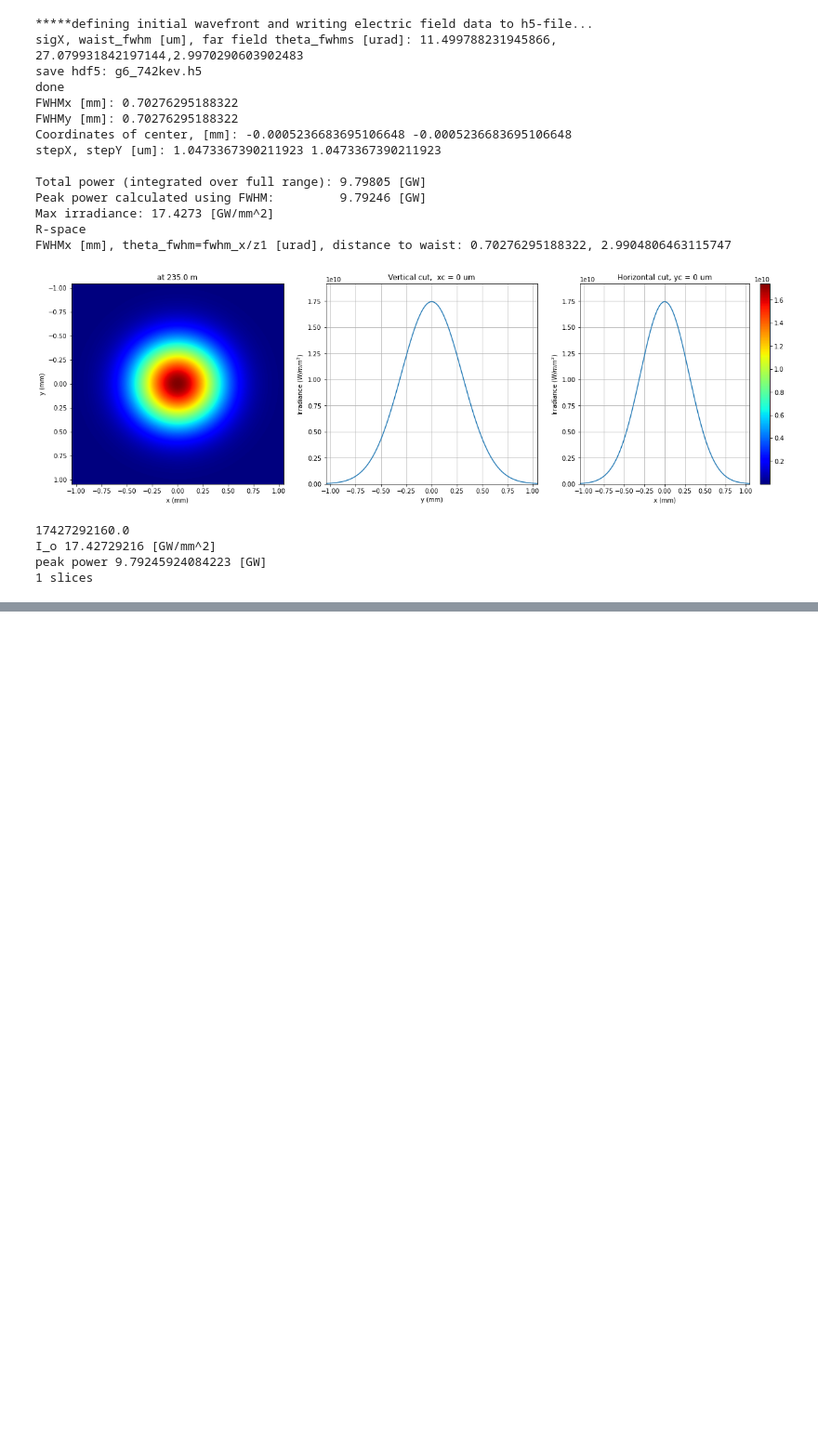
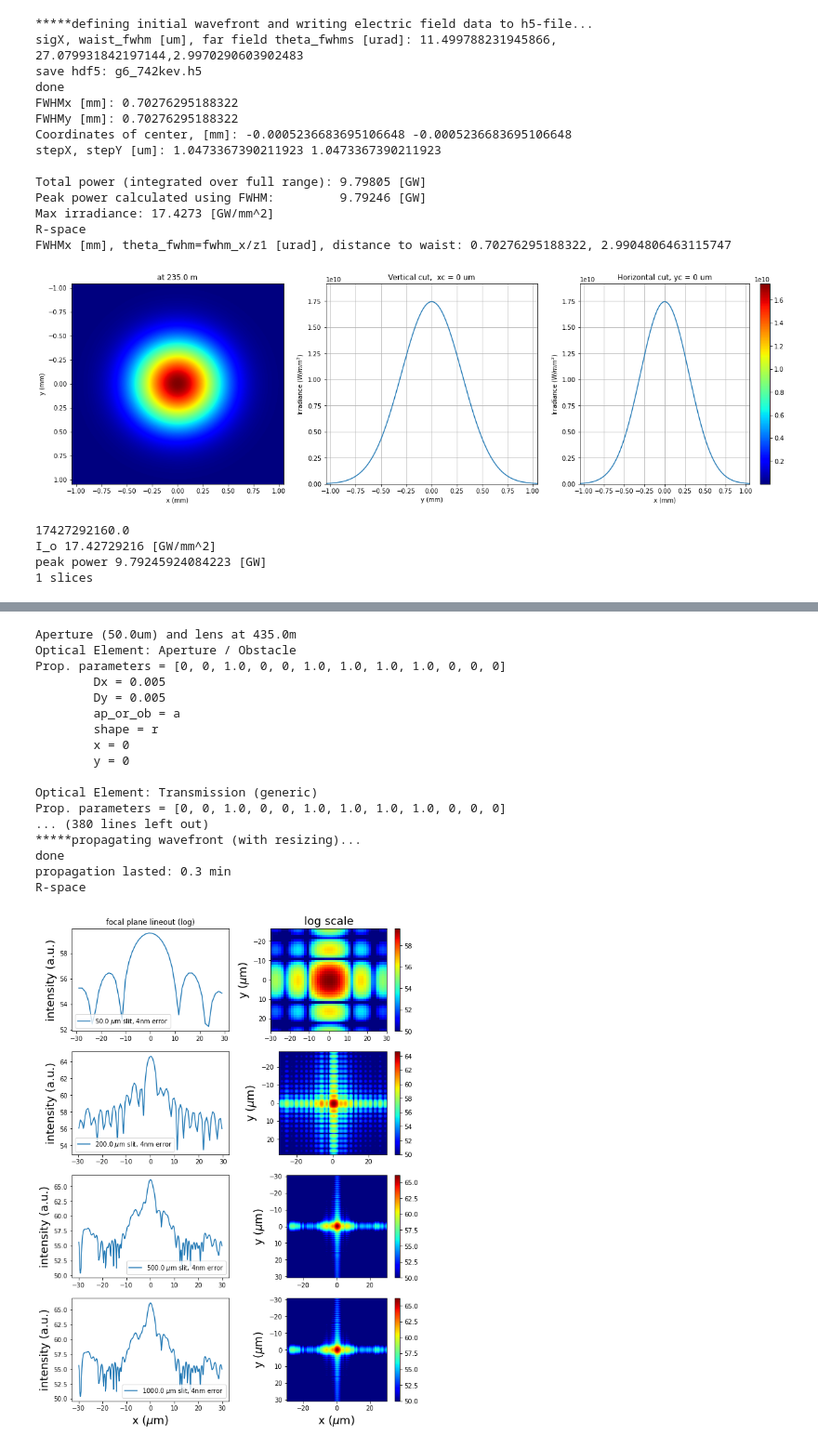
Before and after one commit to nanw0321/SRW_Mono, a Jupyter notebook: Demo_Flat_Mirror_Focusing.ipynb, the cells around one changed output, grey strips where cells are left out. Shown: that part at 93% size. Saved outputs shown, nothing was run; the diff lists cells and outputs as text; code cells hidden in the pictures; blank space fills up the shorter version.

```diff
--- a/Demo_Flat_Mirror_Focusing.ipynb
+++ b/Demo_Flat_Mirror_Focusing.ipynb
@@ -552,31 +550,52 @@ for irun, Apt_dx in enumerate([50e-6,200e-6,500e-6,1000e-6]):
     roi = np.abs(xx)<=d_fov/2
     xx_plot = xx[roi]
     lineout = intensity_lens[int(npoints/2),:]
     lineout_plot = lineout[roi]
 
     plt.subplot(4,2,2*irun+1)
     plt.plot(xx_plot*1e6,np.log(lineout_plot),label='{} $\mu$m slit, {}nm error'.format(round(Apt_dx*1e6,1),err_amp))
+    plt.legend()
     if irun == 3:
         plt.xlabel(r'x ($\mu$m)',fontsize=18)
     plt.ylabel('intensity (a.u.)',fontsize=18)
     if irun == 0:
         plt.title(r'focal plane lineout (log)')
 
     plt.subplot(4,2,2*irun+2)
     roi_ratio = d_fov/(xmax-xmin)
     roixi = int(nx*(1-roi_ratio)/2); roixf = int(nx*(1+roi_ratio)/2)
     roiyi = int(ny*(1-roi_ratio)/2); roiyf = int(ny*(1+roi_ratio)/2)
 
     xlimi = xmin*roi_ratio; xlimf = xmax*roi_ratio
     ylimi = ymin*roi_ratio; ylimf = ymax*roi_ratio
     plt.imshow(
         np.log(intensity_lens)[roixi:roixf,roiyi:roiyf],cmap='jet',clim=50,
         extent=[xlimi*1e6, xlimf*1e6, ylimi*1e6, ylimf*1e6])
     plt.colorbar()
     if irun == 0:
         plt.title('log scale',fontsize=18)
     if irun == 3:
         plt.xlabel(r'x ($\mu$m)',fontsize=18)
     plt.ylabel(r'y ($\mu$m)',fontsize=18)
 
-plt.savefig(strDataFolderName+'/demo/demo_flat_mirror_focusing_w_dif_slit_width.png')
+plt.savefig(strDataFolderName+'/demo/demo_flat_mirror_focusing_w_dif_slit_width.png',
+           transparent=True)
+# %% [output]
+Aperture (50.0um) and lens at 435.0m
+Optical Element: Aperture / Obstacle
+Prop. parameters = [0, 0, 1.0, 0, 0, 1.0, 1.0, 1.0, 1.0, 0, 0, 0]
+        Dx = 0.005
+        Dy = 0.005
+        ap_or_ob = a
+        shape = r
+        x = 0
+        y = 0
+
+Optical Element: Transmission (generic)
+Prop. parameters = [0, 0, 1.0, 0, 0, 1.0, 1.0, 1.0, 1.0, 0, 0, 0]
+... (380 lines left out)
+*****propagating wavefront (with resizing)...
+done
+propagation lasted: 0.3 min
+R-space
+[figure, added]
```
Also changed, not shown: parts of 2 cells of this notebook, 9 other files.
